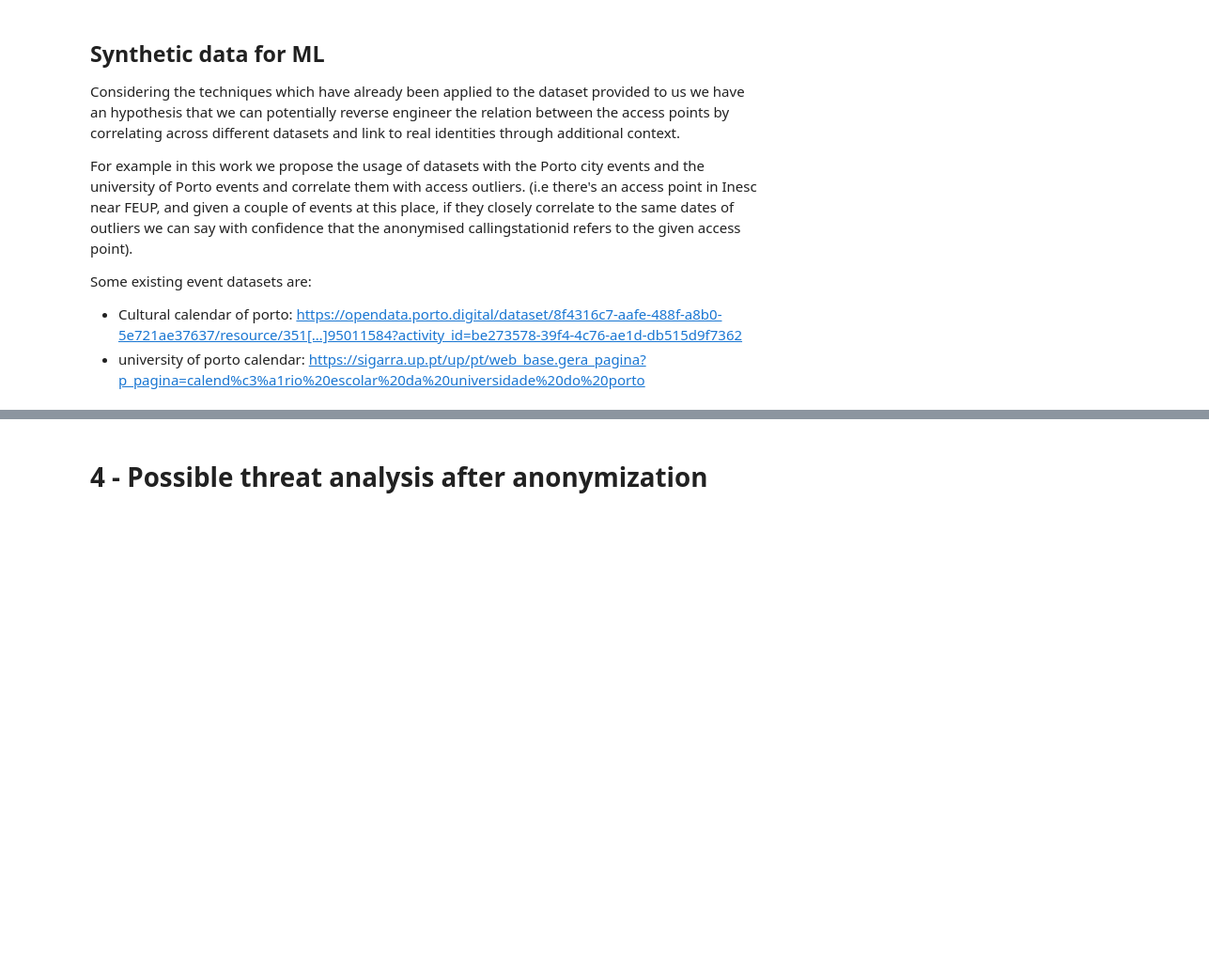
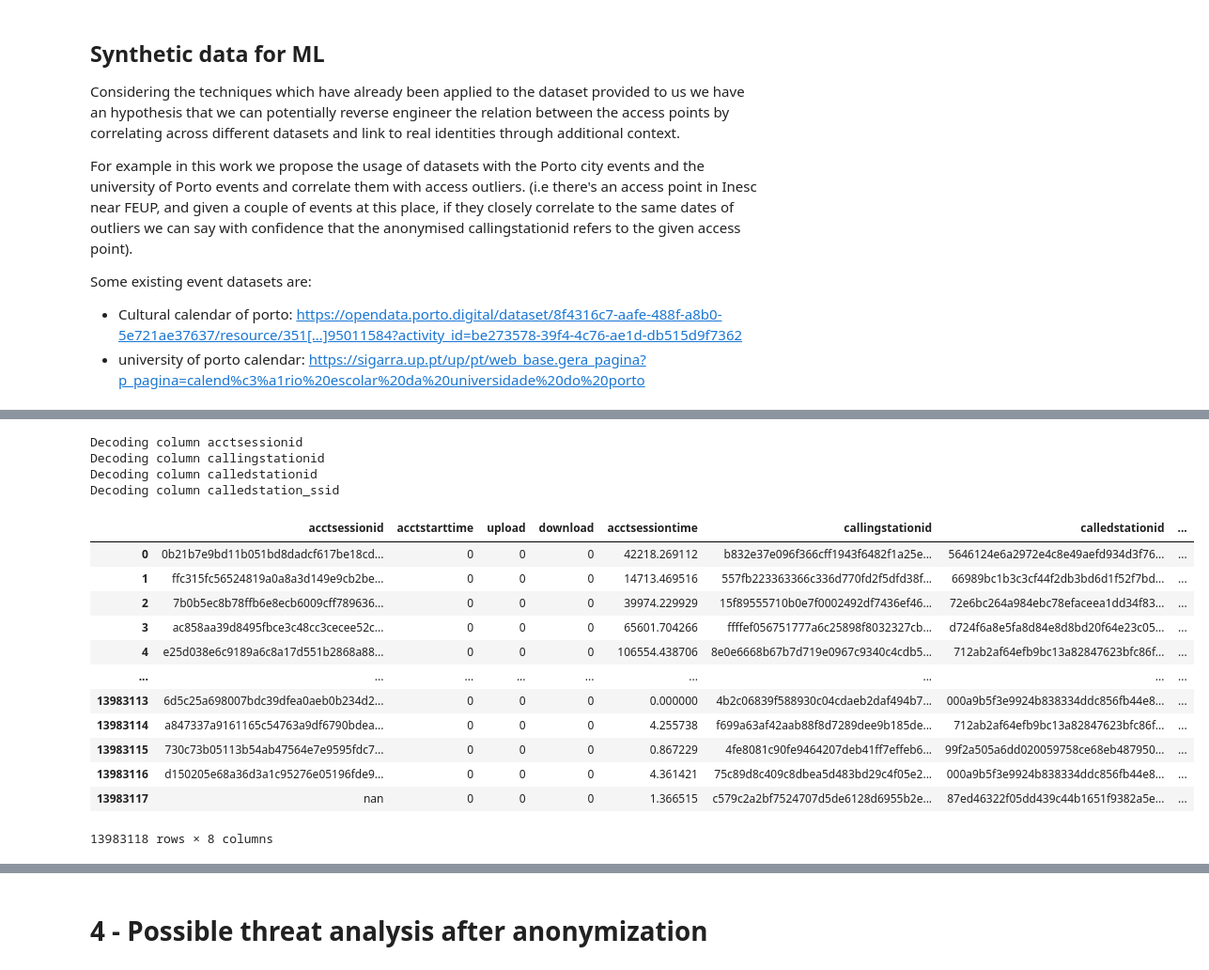
Before and after one commit to Cabeda/hackacity, a Jupyter notebook: [TEAM PLICity] Hackacity 2024 - Notebook.ipynb, the cells around one changed output, grey strips where cells are left out. Shown at 94% size. Drawn from its saved outputs; the diff is of its cells as text; code cells hidden in the pictures; blank space fills up the shorter version.

```diff
--- a/[TEAM PLICity] Hackacity 2024 - Notebook.ipynb
+++ b/[TEAM PLICity] Hackacity 2024 - Notebook.ipynb
@@ -157,0 +196,6 @@ Some existing event datasets are:
+# %%
+from sklearn.mixture import GaussianMixture
+
+# Train GMM
+gmm = GaussianMixture(n_components=5, random_state=SEED)
+gmm.fit(X_encoded)
@@ -157,0 +204,6 @@ Some existing event datasets are:
+# %%
+import pandas as pd
+# Generate synthetic samples
+synthetic_data = gmm.sample(n_samples=len(X_encoded))[0]
+synthetic_data_df = pd.DataFrame(synthetic_data, columns=X_encoded.columns)
+synthetic_data_df.head()
@@ -157,0 +217,24 @@ Some existing event datasets are:
+# %%
+post_process = PostProcess(categorical_columns=CAT_COLS, original_data=X_encoded)
+synthetic_data_df = post_process.transform(df   =synthetic_data_df)
+
+synthetic_data_df=cat_encoder.decode(synthetic_data_df)
+synthetic_data_df
+# %% [output]
+Decoding column acctsessionid
+Decoding column callingstationid
+Decoding column calledstationid
+Decoding column calledstation_ssid
+|  | acctsessionid | acctstarttime | upload | download | acctsessiontime | callingstationid | calledstationid | ... |
+| 0 | 0b21b7e9bd11b051bd8dadcf617be18cd... | 0 | 0 | 0 | 42218.269112 | b832e37e096f366cff1943f6482f1a25e... | 5646124e6a2972e4c8e49aefd934d3f76... | ... |
+| 1 | ffc315fc56524819a0a8a3d149e9cb2be... | 0 | 0 | 0 | 14713.469516 | 557fb223363366c336d770fd2f5dfd38f... | 66989bc1b3c3cf44f2db3bd6d1f52f7bd... | ... |
+| 2 | 7b0b5ec8b78ffb6e8ecb6009cff789636... | 0 | 0 | 0 | 39974.229929 | 15f89555710b0e7f0002492df7436ef46... | 72e6bc264a984ebc78efaceea1dd34f83... | ... |
+| 3 | ac858aa39d8495fbce3c48cc3cecee52c... | 0 | 0 | 0 | 65601.704266 | ffffef056751777a6c25898f8032327cb... | d724f6a8e5fa8d84e8d8bd20f64e23c05... | ... |
+| 4 | e25d038e6c9189a6c8a17d551b2868a88... | 0 | 0 | 0 | 106554.438706 | 8e0e6668b67b7d719e0967c9340c4cdb5... | 712ab2af64efb9bc13a82847623bfc86f... | ... |
+| ... | ... | ... | ... | ... | ... | ... | ... | ... |
+| 13983113 | 6d5c25a698007bdc39dfea0aeb0b234d2... | 0 | 0 | 0 | 0.000000 | 4b2c06839f588930c04cdaeb2daf494b7... | 000a9b5f3e9924b838334ddc856fb44e8... | ... |
+| 13983114 | a847337a9161165c54763a9df6790bdea... | 0 | 0 | 0 | 4.255738 | f699a63af42aab88f8d7289dee9b185de... | 712ab2af64efb9bc13a82847623bfc86f... | ... |
+| 13983115 | 730c73b05113b54ab47564e7e9595fdc7... | 0 | 0 | 0 | 0.867229 | 4fe8081c90fe9464207deb41ff7effeb6... | 99f2a505a6dd020059758ce68eb487950... | ... |
+| 13983116 | d150205e68a36d3a1c95276e05196fde9... | 0 | 0 | 0 | 4.361421 | 75c89d8c409c8dbea5d483bd29c4f05e2... | 000a9b5f3e9924b838334ddc856fb44e8... | ... |
+| 13983117 | nan | 0 | 0 | 0 | 1.366515 | c579c2a2bf7524707d5de6128d6955b2e... | 87ed46322f05dd439c44b1651f9382a5e... | ... |
+13983118 rows × 8 columns
```
Also changed, not shown: parts of 6 cells of this notebook.
